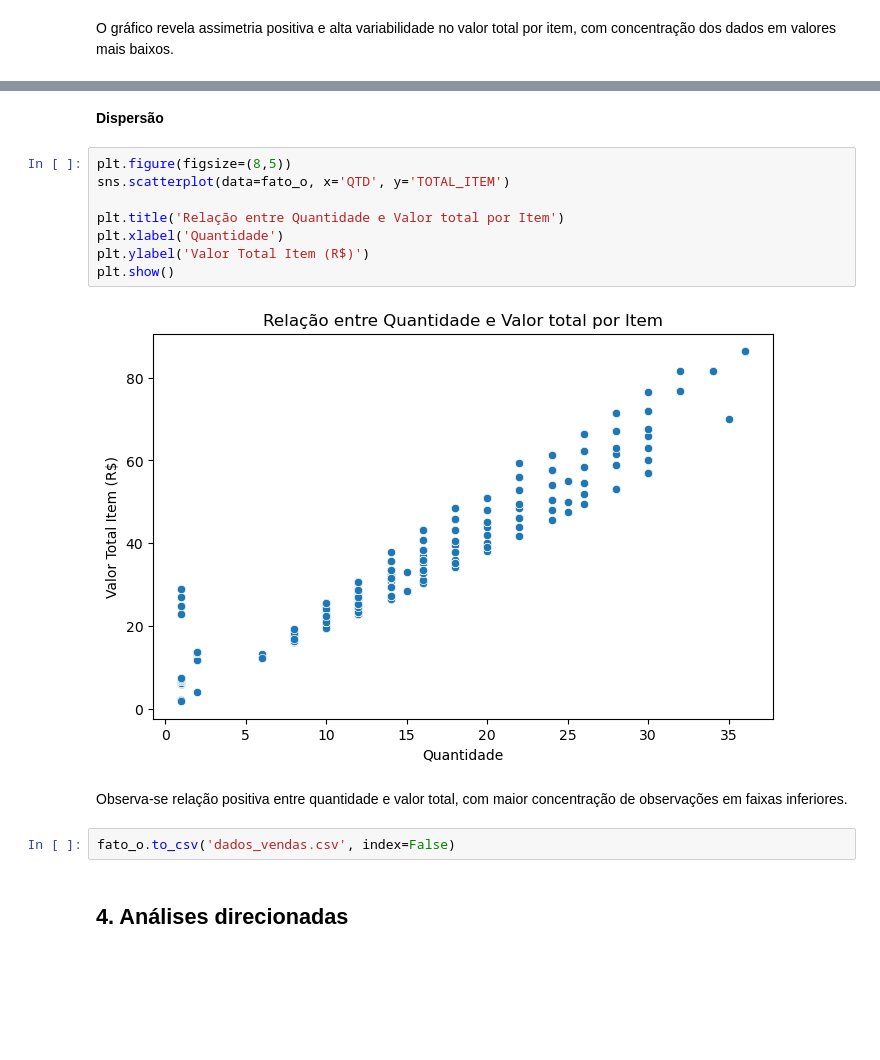
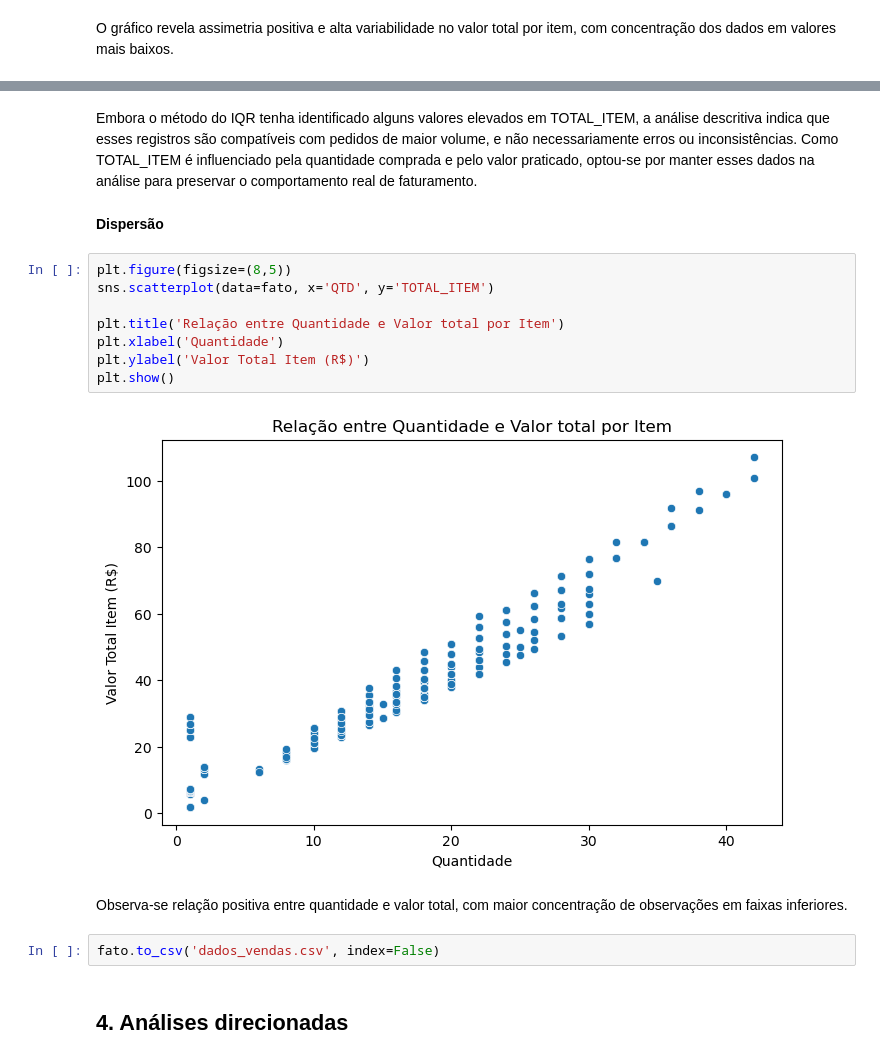
Before and after one commit to JulioFZ00/Deep-Ice-Cream-Sales-Analytics, a Jupyter notebook: Notebooks/01_EDA_Vendas.ipynb, the cells around one changed output, grey strips where cells are left out. Cells and saved outputs as stored; diff of their text form; blank space fills up the shorter version.

```diff
--- a/Notebooks/01_EDA_Vendas.ipynb
+++ b/Notebooks/01_EDA_Vendas.ipynb
@@ -304,19 +295,21 @@ memory usage: 51.3+ KB
+# %% [markdown]
+Embora o método do IQR tenha identificado alguns valores elevados em TOTAL_ITEM, a análise descritiva indica que esses registros são compatíveis com pedidos de maior volume, e não necessariamente erros ou inconsistências. Como TOTAL_ITEM é influenciado pela quantidade comprada e pelo valor praticado, optou-se por manter esses dados na análise para preservar o comportamento real de faturamento.
 # %% [markdown]
 **Dispersão**
 # %%
 plt.figure(figsize=(8,5))
-sns.scatterplot(data=fato_o, x='QTD', y='TOTAL_ITEM')
+sns.scatterplot(data=fato, x='QTD', y='TOTAL_ITEM')
 
 plt.title('Relação entre Quantidade e Valor total por Item')
 plt.xlabel('Quantidade')
 plt.ylabel('Valor Total Item (R$)')
 plt.show()
 # %% [output]
-[figure, old version]
+[figure, new version]
 # %% [markdown]
 Observa-se relação positiva entre quantidade e valor total, com maior concentração de observações em faixas inferiores.
 # %%
-fato_o.to_csv('dados_vendas.csv', index=False)
+fato.to_csv('dados_vendas.csv', index=False)
 # %% [markdown]
 ## 4. Análises direcionadas
 # %% [markdown]
```
Also changed, not shown: parts of 23 cells of this notebook.
